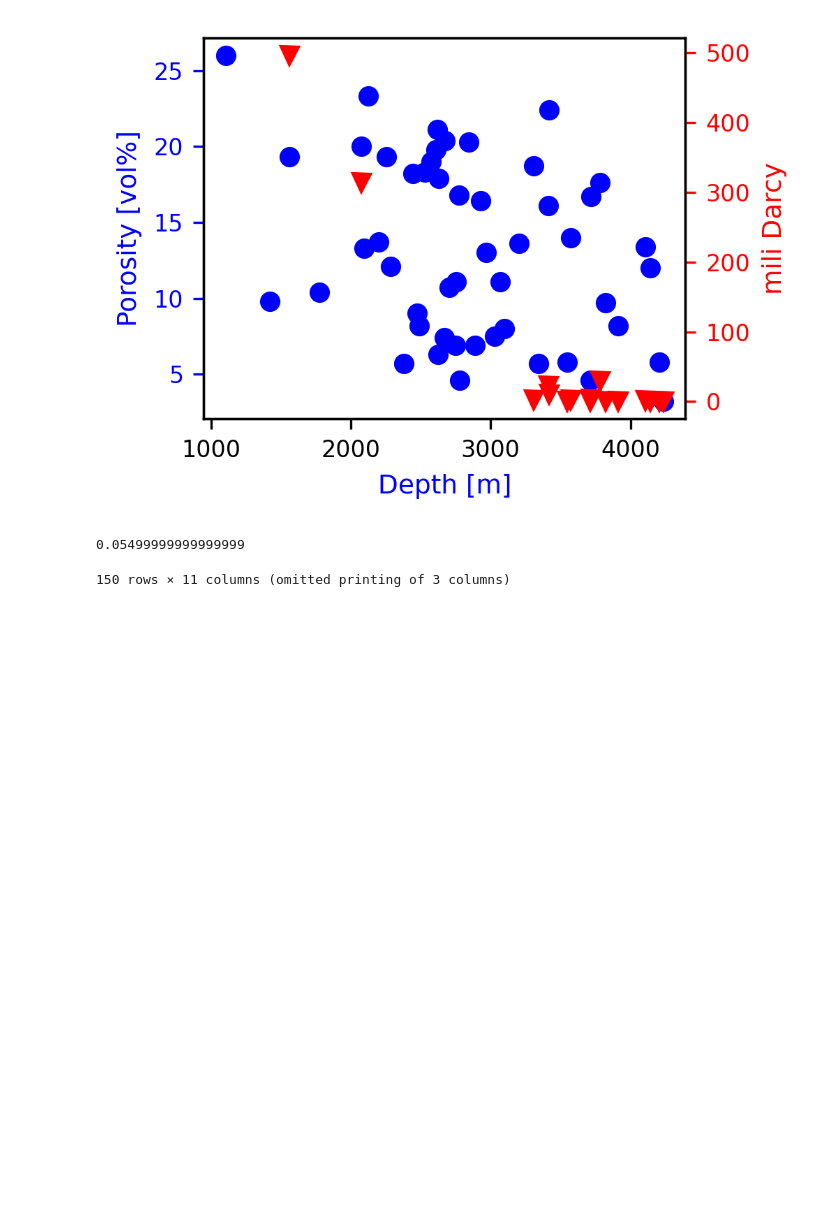
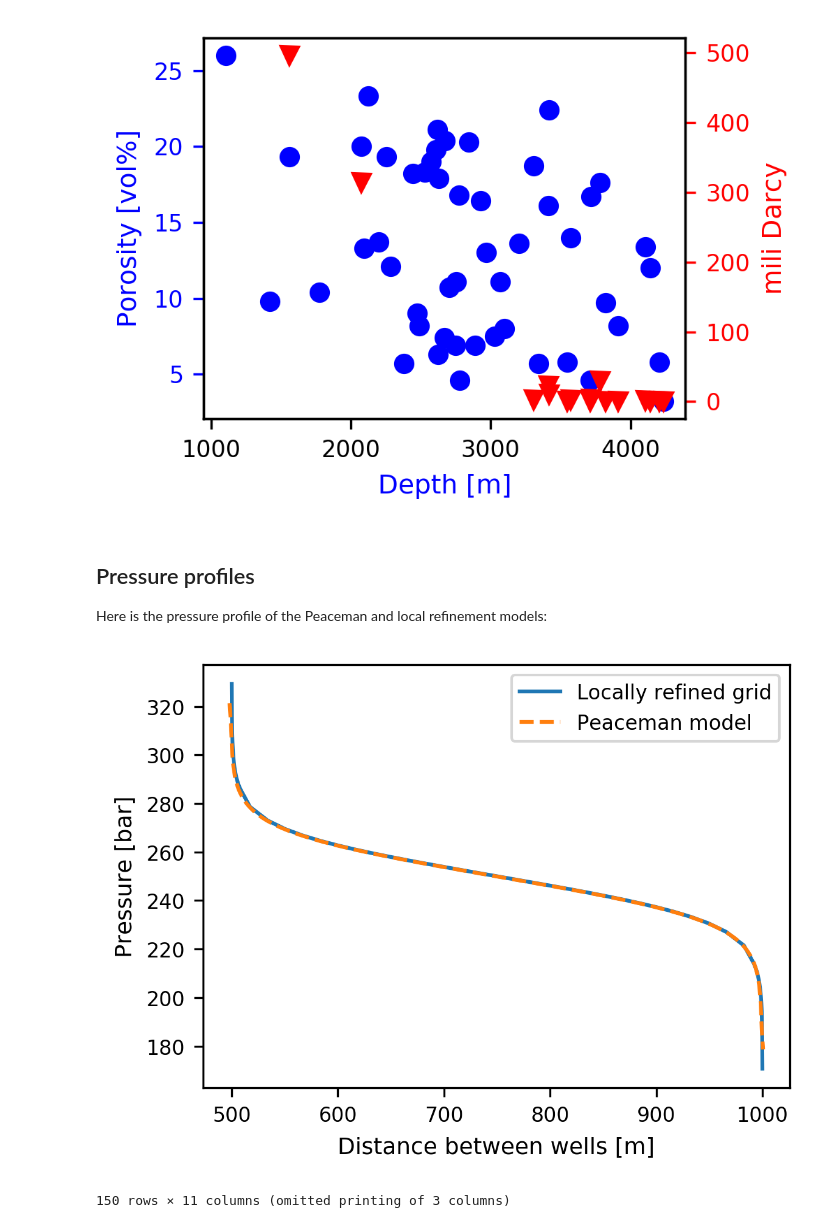
Before and after one commit to simulkade/geothermal, a Jupyter notebook: data_analysis_results.ipynb, the cells around one changed output. Cells and saved outputs as stored; diff of their text form; code cells hidden in the pictures; blank space fills up the shorter version.

```diff
--- a/data_analysis_results.ipynb
+++ b/data_analysis_results.ipynb
@@ -71,10 +71,23 @@ savefig("figs/porosity_perm_depth.png")
 savefig("figs/porosity_perm_depth.svg")
 # %% [output]
 [figure]
-# %%
-em_gas*1e3
-# %% [output]
-0.05499999999999999
+# %% [markdown]
+## Pressure profiles
+Here is the pressure profile of the Peaceman and local refinement models:
+# %%
+p_local_ref = CSV.read("p_profile_local_refine.csv")
+p_peaceman = CSV.read("p_profile_coarse_peaceman.csv")
+figure(figsize=(4,3))
+plot(p_local_ref.x_m, p_local_ref.p_pa./1e5, "-", label="Locally refined grid")
+plot(p_peaceman.x_m, p_peaceman.p_pa./1e5, "--", label="Peaceman model")
+legend()
+xlabel("Distance between wells [m]")
+ylabel("Pressure [bar]")
+tight_layout()
+savefig("figs/pressure_profile.png")
+savefig("figs/pressure_profile.svg")
+# %% [output]
+[figure, added]
 # %%
 df_geo = CSV.read("geothermal_final_results.csv")
 # %% [output]
```
Also changed, not shown: parts of 6 cells of this notebook, 12 other files.
